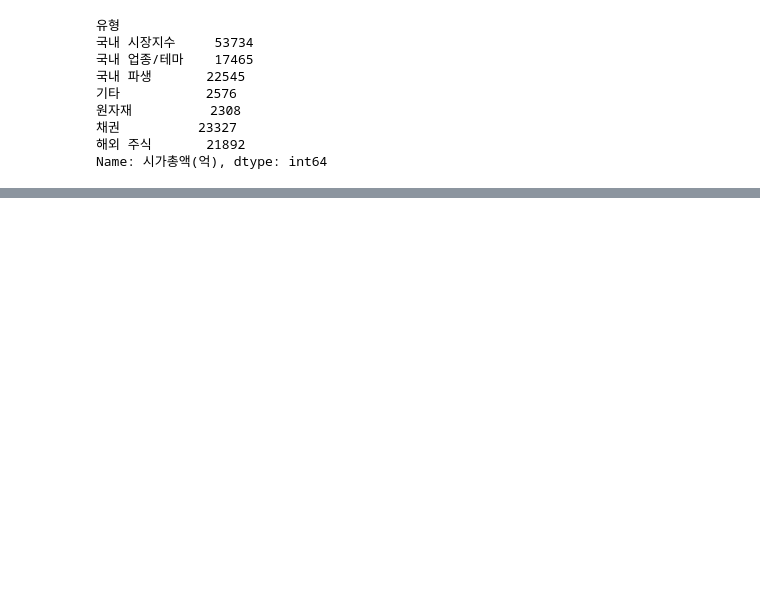
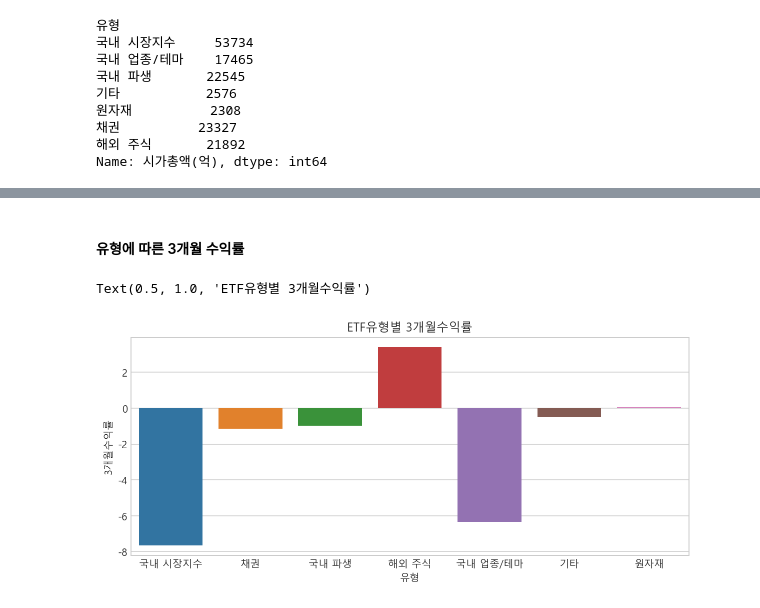
Before and after one commit to JIKMAN/Data-Analytics, a Jupyter notebook: etf_analysis.ipynb, the cells around one changed output, grey strips where cells are left out. Saved outputs shown, nothing was run; the diff lists cells and outputs as text; code cells hidden in the pictures; blank space fills up the shorter version.

```diff
--- a/etf_analysis.ipynb
+++ b/etf_analysis.ipynb
@@ -541,0 +569,9 @@ sns.violinplot(data=df, x="유형", y="3개월수익률", hue="인버스",
+# %% [markdown]
+#### 유형에 따른 3개월 수익률
+# %%
+plt.figure(figsize=(10,4))
+sns.barplot(data=df, x="유형", y="3개월수익률",
+           ci=None).set_title("ETF유형별 3개월수익률")
+# %% [output]
+Text(0.5, 1.0, 'ETF유형별 3개월수익률')
+[figure, added]
```
Also changed, not shown: parts of 58 cells of this notebook.
